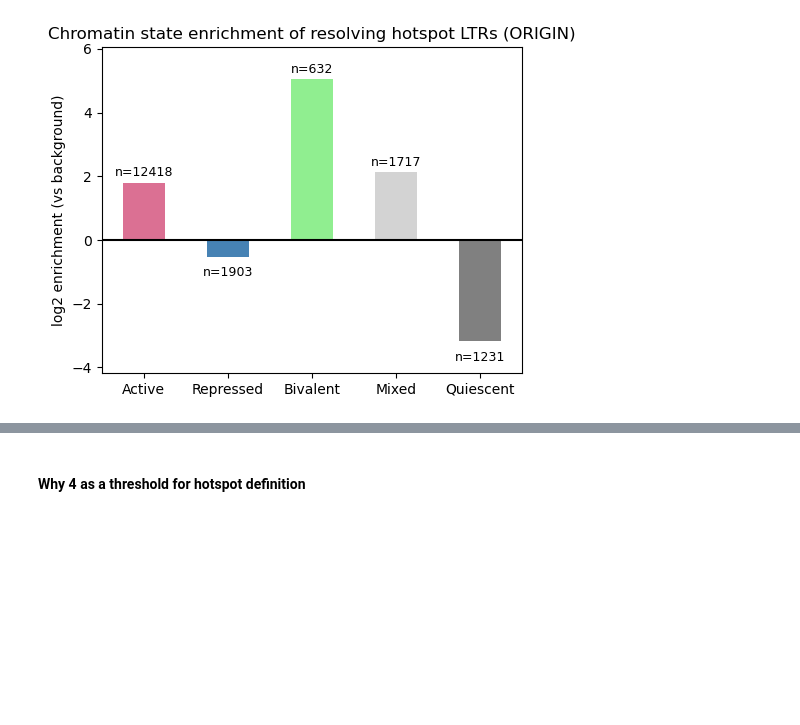
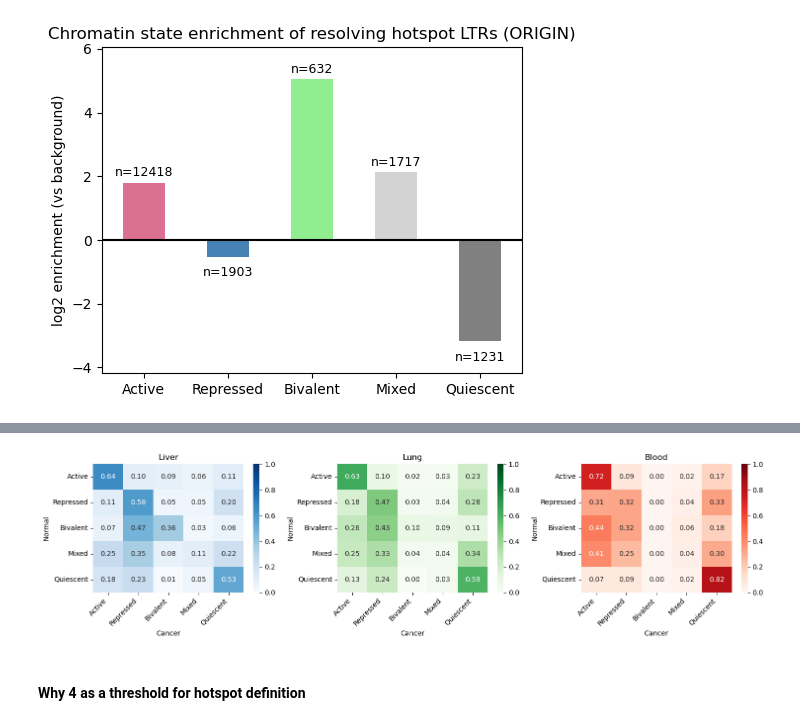
Before and after one commit to caocao0525/HERV, a Jupyter notebook: herv_all_hotspot_analysis.ipynb, the cells around one changed output, grey strips where cells are left out. Saved outputs shown, nothing was run; the diff lists cells and outputs as text; code cells hidden in the pictures; blank space fills up the shorter version.

```diff
--- a/herv_all_hotspot_analysis.ipynb
+++ b/herv_all_hotspot_analysis.ipynb
@@ -810,3 +970,26 @@ plt.show()
+# %%
+fig, axes = plt.subplots(1, 3, figsize=(15, 4))
+
+for ax, tissue in zip(axes, ["Liver", "Lung", "Blood"]):
+    sns.heatmap(
+        results_cat[tissue]["props"],
+        annot=True,
+        fmt=".2f",
+        cmap=cmap_dict[tissue],
+        vmin=0,
+        vmax=1,
+        cbar=True,
+        ax=ax
+    )
+    ax.set_title(tissue)
+    ax.set_xlabel("Cancer")
+    ax.set_xticklabels(ax.get_xticklabels(), rotation=45, ha="right")
+    ax.set_ylabel("Normal")
+
+plt.tight_layout()
+plt.show()
+# %% [output]
+[figure, added]
 # %% [markdown]
 #### Why 4 as a threshold for hotspot definition
 # %%
```
Also changed, not shown: parts of 6 cells of this notebook.
